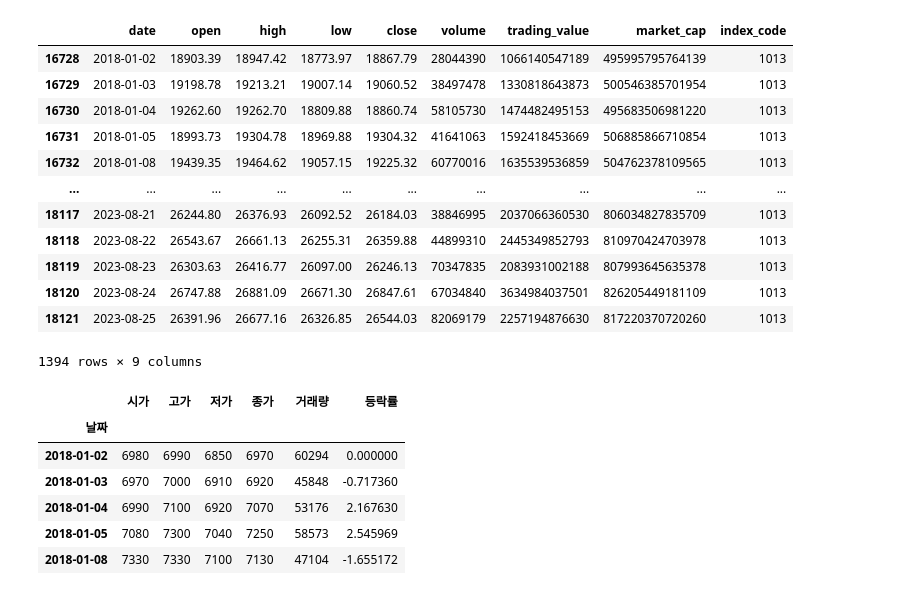
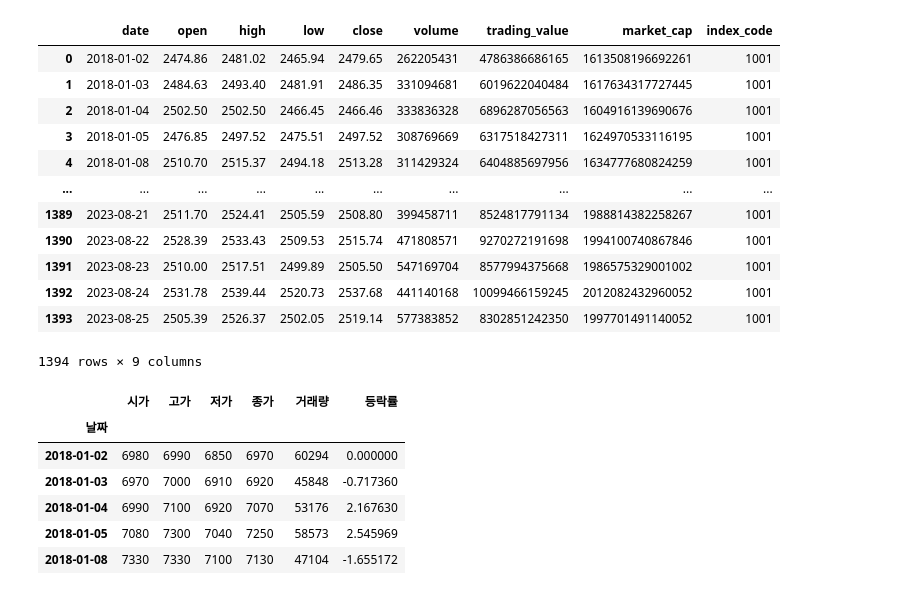
Before and after one commit to Unfinishedgod/finance_mlops, a Jupyter notebook: jupyter/vis22.ipynb, the cells around one changed output. Drawn from its saved outputs; the diff is of its cells as text; code cells hidden in the pictures.

```diff
--- a/jupyter/Untitled.ipynb
+++ b/jupyter/vis22.ipynb
@@ -96,18 +132,18 @@ df_raw = stock.get_market_ohlcv(today_date1,  market="ALL")
 # %%
-kor_index_ohlcv[kor_index_ohlcv['index_code'] == 1013]
+kor_index_ohlcv[kor_index_ohlcv['index_code'] == 1001]
 # %% [output]
 |  | date | open | high | low | close | volume | trading_value | market_cap | index_code |
-| 16728 | 2018-01-02 | 18903.39 | 18947.42 | 18773.97 | 18867.79 | 28044390 | 1066140547189 | 495995795764139 | 1013 |
-| 16729 | 2018-01-03 | 19198.78 | 19213.21 | 19007.14 | 19060.52 | 38497478 | 1330818643873 | 500546385701954 | 1013 |
-| 16730 | 2018-01-04 | 19262.60 | 19262.70 | 18809.88 | 18860.74 | 58105730 | 1474482495153 | 495683506981220 | 1013 |
-| 16731 | 2018-01-05 | 18993.73 | 19304.78 | 18969.88 | 19304.32 | 41641063 | 1592418453669 | 506885866710854 | 1013 |
-| 16732 | 2018-01-08 | 19439.35 | 19464.62 | 19057.15 | 19225.32 | 60770016 | 1635539536859 | 504762378109565 | 1013 |
+| 0 | 2018-01-02 | 2474.86 | 2481.02 | 2465.94 | 2479.65 | 262205431 | 4786386686165 | 1613508196692261 | 1001 |
+| 1 | 2018-01-03 | 2484.63 | 2493.40 | 2481.91 | 2486.35 | 331094681 | 6019622040484 | 1617634317727445 | 1001 |
+| 2 | 2018-01-04 | 2502.50 | 2502.50 | 2466.45 | 2466.46 | 333836328 | 6896287056563 | 1604916139690676 | 1001 |
+| 3 | 2018-01-05 | 2476.85 | 2497.52 | 2475.51 | 2497.52 | 308769669 | 6317518427311 | 1624970533116195 | 1001 |
+| 4 | 2018-01-08 | 2510.70 | 2515.37 | 2494.18 | 2513.28 | 311429324 | 6404885697956 | 1634777680824259 | 1001 |
 | ... | ... | ... | ... | ... | ... | ... | ... | ... | ... |
-| 18117 | 2023-08-21 | 26244.80 | 26376.93 | 26092.52 | 26184.03 | 38846995 | 2037066360530 | 806034827835709 | 1013 |
-| 18118 | 2023-08-22 | 26543.67 | 26661.13 | 26255.31 | 26359.88 | 44899310 | 2445349852793 | 810970424703978 | 1013 |
-| 18119 | 2023-08-23 | 26303.63 | 26416.77 | 26097.00 | 26246.13 | 70347835 | 2083931002188 | 807993645635378 | 1013 |
-| 18120 | 2023-08-24 | 26747.88 | 26881.09 | 26671.30 | 26847.61 | 67034840 | 3634984037501 | 826205449181109 | 1013 |
-| 18121 | 2023-08-25 | 26391.96 | 26677.16 | 26326.85 | 26544.03 | 82069179 | 2257194876630 | 817220370720260 | 1013 |
+| 1389 | 2023-08-21 | 2511.70 | 2524.41 | 2505.59 | 2508.80 | 399458711 | 8524817791134 | 1988814382258267 | 1001 |
+| 1390 | 2023-08-22 | 2528.39 | 2533.43 | 2509.53 | 2515.74 | 471808571 | 9270272191698 | 1994100740867846 | 1001 |
+| 1391 | 2023-08-23 | 2510.00 | 2517.51 | 2499.89 | 2505.50 | 547169704 | 8577994375668 | 1986575329001002 | 1001 |
+| 1392 | 2023-08-24 | 2531.78 | 2539.44 | 2520.73 | 2537.68 | 441140168 | 10099466159245 | 2012082432960052 | 1001 |
+| 1393 | 2023-08-25 | 2505.39 | 2526.37 | 2502.05 | 2519.14 | 577383852 | 8302851242350 | 1997701491140052 | 1001 |
 1394 rows × 9 columns
 # %%
 df_raw = stock.get_market_ohlcv('20180101', '20230822', '095570')
```
Also changed, not shown: parts of 12 cells of this notebook, 1 other file.
